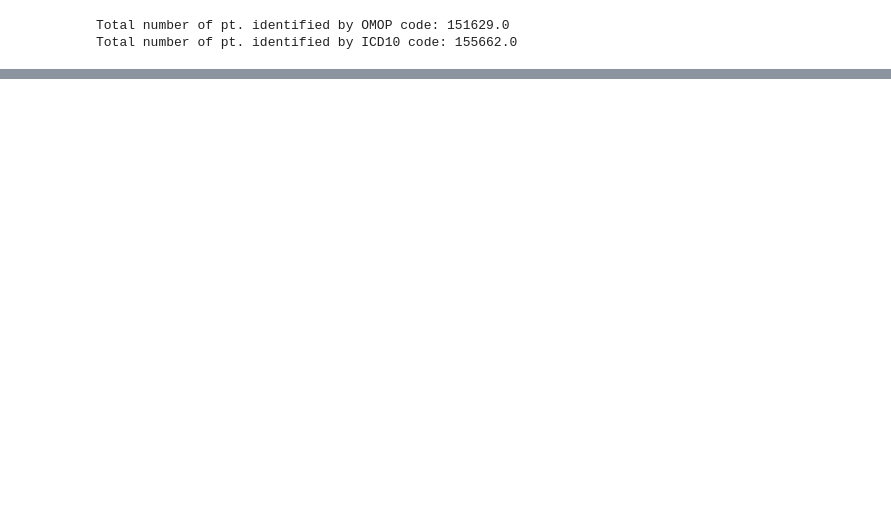
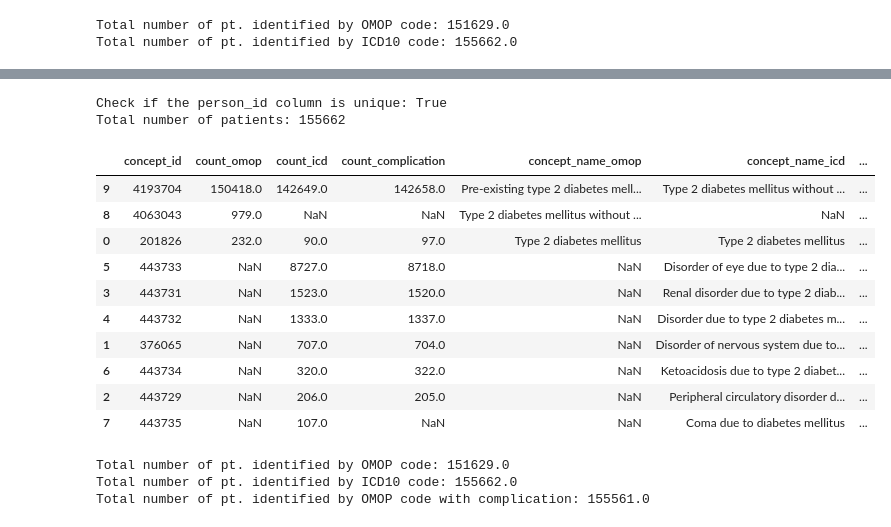
Before and after one commit to sidataplus/omop_dm_cohort, a Jupyter notebook: debug/prob_mapping_concept.ipynb, the cells around one changed output, grey strips where cells are left out. Drawn from its saved outputs; the diff is of its cells as text; code cells hidden in the pictures; blank space fills up the shorter version.

```diff
--- a/notebook/prob_mapping_concept.ipynb
+++ b/debug/prob_mapping_concept.ipynb
@@ -319,0 +413,44 @@ Total number of pt. identified by ICD10 code: 155662.0
+# %%
+print("Check if the person_id column is unique:", patient_complication['person_id'].is_unique)
+print("Total number of patients:", patient_complication['person_id'].nunique())
+# %% [output]
+Check if the person_id column is unique: True
+Total number of patients: 155662
+# %%
+patient_complication_count = pd.DataFrame(patient_complication['condition_concept_id'].value_counts())
+
+sql = """
+SELECT c.concept_id, c.concept_name
+FROM vocab.concept c
+WHERE c.concept_id IN (4193704, 443733, 443731, 443732, 4063043, 376065, 443734, 443729,201826)
+"""
+concept_df = pd.read_sql(sql, conn)
+
+patient_complication_count = patient_complication_count.merge(concept_df, left_index=True, right_on='concept_id')
+# %%
+count_all = count_df.merge(patient_complication_count, on='concept_id', how='outer', suffixes=('', '_complication'))
+count_all.columns = ['concept_id', 'count_omop', 'count_icd', 'concept_name_omop', 'concept_name_icd', 'count_complication', 'concept_name_complication']
+count_all = count_all[['concept_id', 'count_omop', 'count_icd', 'count_complication', 'concept_name_omop', 'concept_name_icd', 'concept_name_complication']] # rearrange column
+count_all = count_all.sort_values(by=['count_omop', 'count_icd', 'count_complication'], ascending=False)
+# %%
+count_all
+# %% [output]
+|  | concept_id | count_omop | count_icd | count_complication | concept_name_omop | concept_name_icd | ... |
+| 9 | 4193704 | 150418.0 | 142649.0 | 142658.0 | Pre-existing type 2 diabetes mell... | Type 2 diabetes mellitus without ... | ... |
+| 8 | 4063043 | 979.0 | NaN | NaN | Type 2 diabetes mellitus without ... | NaN | ... |
+| 0 | 201826 | 232.0 | 90.0 | 97.0 | Type 2 diabetes mellitus | Type 2 diabetes mellitus | ... |
+| 5 | 443733 | NaN | 8727.0 | 8718.0 | NaN | Disorder of eye due to type 2 dia... | ... |
+| 3 | 443731 | NaN | 1523.0 | 1520.0 | NaN | Renal disorder due to type 2 diab... | ... |
+| 4 | 443732 | NaN | 1333.0 | 1337.0 | NaN | Disorder due to type 2 diabetes m... | ... |
+| 1 | 376065 | NaN | 707.0 | 704.0 | NaN | Disorder of nervous system due to... | ... |
+| 6 | 443734 | NaN | 320.0 | 322.0 | NaN | Ketoacidosis due to type 2 diabet... | ... |
+| 2 | 443729 | NaN | 206.0 | 205.0 | NaN | Peripheral circulatory disorder d... | ... |
+| 7 | 443735 | NaN | 107.0 | NaN | NaN | Coma due to diabetes mellitus | ... |
+# %%
+print("Total number of pt. identified by OMOP code:", count_df['count_omop'].sum())
+print("Total number of pt. identified by ICD10 code:", count_df['count_icd'].sum())
+print("Total number of pt. identified by OMOP code with complication:", count_all['count_complication'].sum())
+# %% [output]
+Total number of pt. identified by OMOP code: 151629.0
+Total number of pt. identified by ICD10 code: 155662.0
+Total number of pt. identified by OMOP code with complication: 155561.0
```
Also changed, not shown: parts of 14 cells of this notebook, 3 other files.
